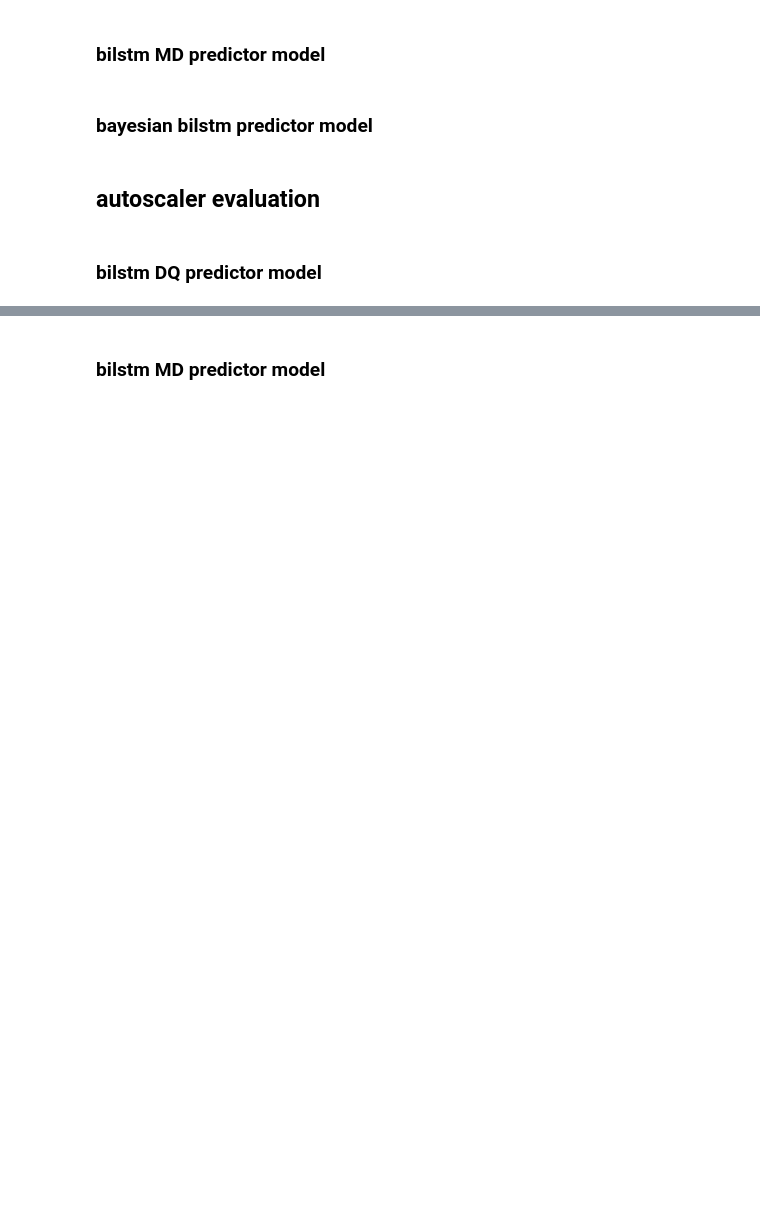
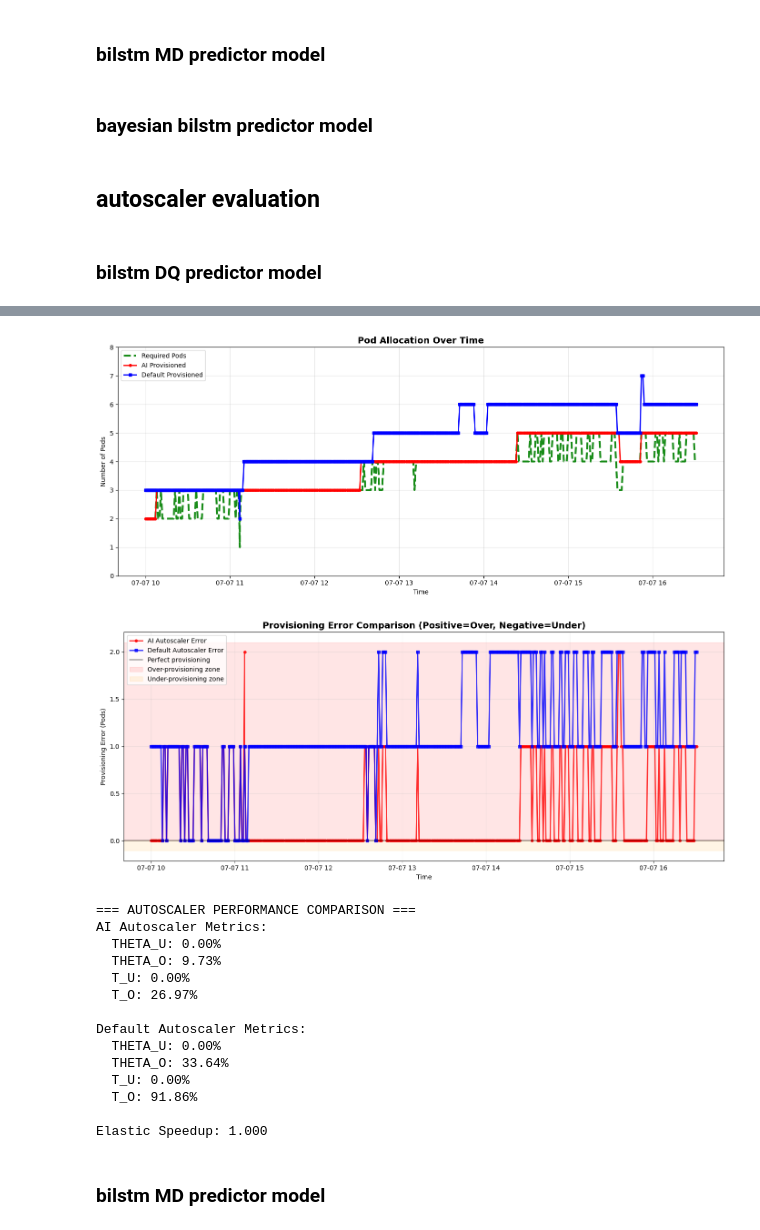
Before and after one commit to hasyimashari/skripsi_autoscaler-evaluation, a Jupyter notebook: auto-scaler-evaluation.ipynb, the cells around one changed output, grey strips where cells are left out. Drawn from its saved outputs; the diff is of its cells as text; code cells hidden in the pictures; blank space fills up the shorter version.

Commit message:
Kaggle Notebook | autoscaler-evaluation | comparison_code_1

```diff
--- a/auto-scaler-evaluation.ipynb
+++ b/auto-scaler-evaluation.ipynb
@@ -268,7 +288,8 @@ def process_autoscaler_data(
     default_autoscaler_instance: HpaHttpScaler,
     ai_autoscaler_instance: CustomScaling,
     config: ScalingConfig,
-    initial_replicas: int
+    initial_replicas: int,
+    start_time: datetime = None
     ):
 
     required_columns = ['value']
@@ -276,20 +297,29 @@ def process_autoscaler_data(
     if missing_columns:
         raise ValueError(f"Missing required columns: {missing_columns}")
 
+    min_required_rows = 10  # Need 10 points for AI model
+    if len(filtered_data) < min_required_rows:
+        raise ValueError(f"Need at least {min_required_rows} rows, got {len(filtered_data)}")
+
     request_list = []
     ai_pods_list = []
     default_pods_list = []
 
-    start_index = 9
+    window_size = 10
+    start_index = window_size - 1  # Start at index 9 (0-based)
     iterator = range(start_index, len(filtered_data))
 
-    # initial data for autoscaler replicas
+    # Initialize replicas and time
     current_default_replicas = initial_replicas
     current_ai_replicas = initial_replicas
-    current_time = datetime.now()
+
+    # Use provided start time or current time
+    if start_time is None:
+        start_time = datetime.now()
+    current_time = start_time
 
     for i in iterator:
-        # Proccess request data
+        # Process request data
         current_request = filtered_data.iloc[i]['value']
         request_list.append(current_request)
 
@@ -299,13 +329,12 @@ def process_autoscaler_data(
             current_requests=current_request,
             current_time=current_time
         )
-
         current_default_replicas = result_hpa_replicas
         default_pods_list.append(result_hpa_replicas)
 
-        # Proccess ai autoscaler
-        ai_input_start = i - 10 + 1
-        ai_input_data = filtered_data.iloc[ai_input_start:i+1][['value']].values.tolist()
+        # Process AI autoscaler
+        ai_input_start = i - window_size + 1
+        ai_input_data = filtered_data.iloc[ai_input_start:i+1][['value']].values
 
         prediction_result = model_handler_instance.predict(ai_input_data, scaler)
 
@@ -319,14 +348,13 @@ def process_autoscaler_data(
         current_ai_replicas = result_ai_scaling
         ai_pods_list.append(result_ai_scaling)
 
-        # add time
+        # Increment time (representing time between data points)
         current_time = current_time + timedelta(minutes=1)
 
     # Final validation
     if len(request_list) != len(ai_pods_list) or len(request_list) != len(default_pods_list):
         raise Exception("Output lists are not synchronized")
 
-
     return request_list, ai_pods_list, default_pods_list
 # %% [markdown]
 ### autoscaler metrics evaluator class
@@ -552,7 +685,7 @@ ai_autoscaler_config = ScalingConfig(
     resource_removal_strategy=0.6
 )
 
-model_BilstmDq = ModelHandler('/kaggle/input/bilstm-dq/tensorflow2/default/1/bilstm-dq')
+model_BilstmDq = ModelHandler('/kaggle/input/bi-lstm/tensorflow2/default/2/bilstm_dq')
 
 data_evaluation_BilstmDq = process_autoscaler_data(
     filtered_data=df_filtered,
@@ -645,2 +760,32 @@ evaluator.plot_comparison(
+# %%
+requests_data = data_evaluation_BilstmDq[0]
+ai_provisioned_data = data_evaluation_BilstmDq[1]
+default_provisioned_data = data_evaluation_BilstmDq[2]
+
+evaluator = AutoscalerEvaluator(workload_per_pod=workload_per_pod, initial_replicas=initial_replicas)
+
+evaluator.plot_comparison(
+    requests=requests_data,
+    ai_provisioned_pods=ai_provisioned_data,
+    default_provisioned_pods=default_provisioned_data,
+    timestamps=timestamps
+)
+# %% [output]
+[figure, added]
+[figure, added]
+=== AUTOSCALER PERFORMANCE COMPARISON ===
+AI Autoscaler Metrics:
+  THETA_U: 0.00%
+  THETA_O: 9.73%
+  T_U: 0.00%
+  T_O: 26.97%
+
+Default Autoscaler Metrics:
+  THETA_U: 0.00%
+  THETA_O: 33.64%
+  T_U: 0.00%
+  T_O: 91.86%
+
+Elastic Speedup: 1.000
 # %% [markdown]
 ### bilstm MD predictor model
```
Also changed, not shown: parts of 13 cells of this notebook.
